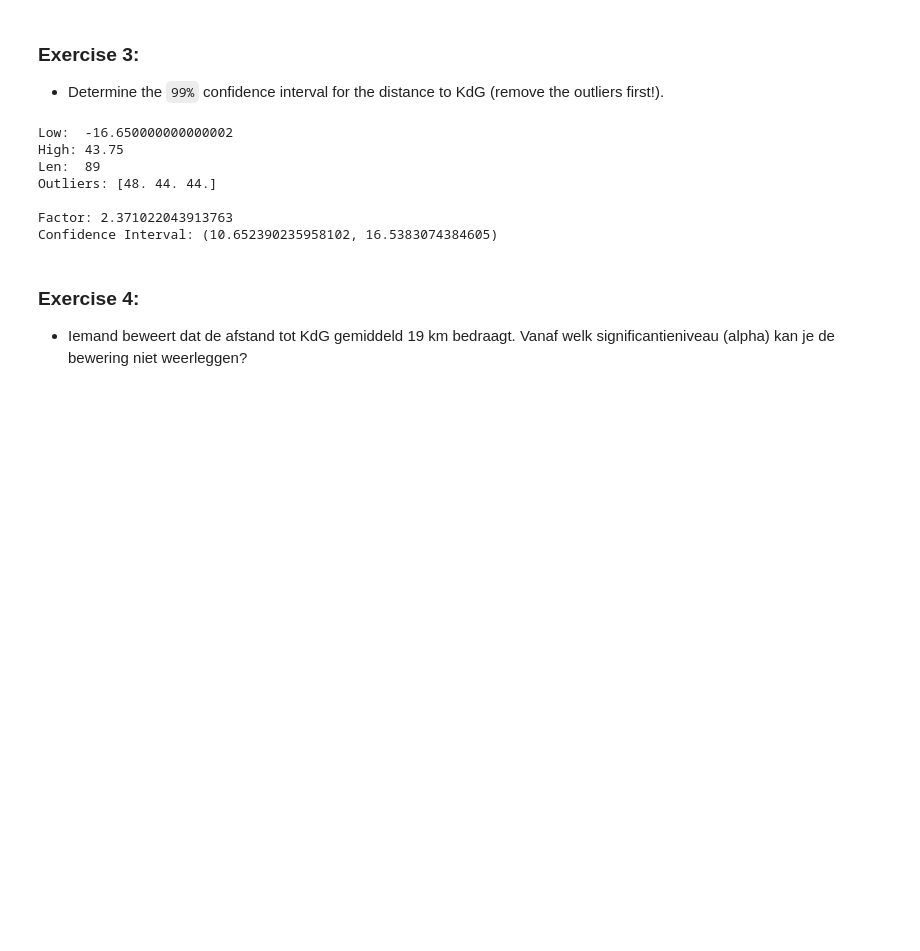
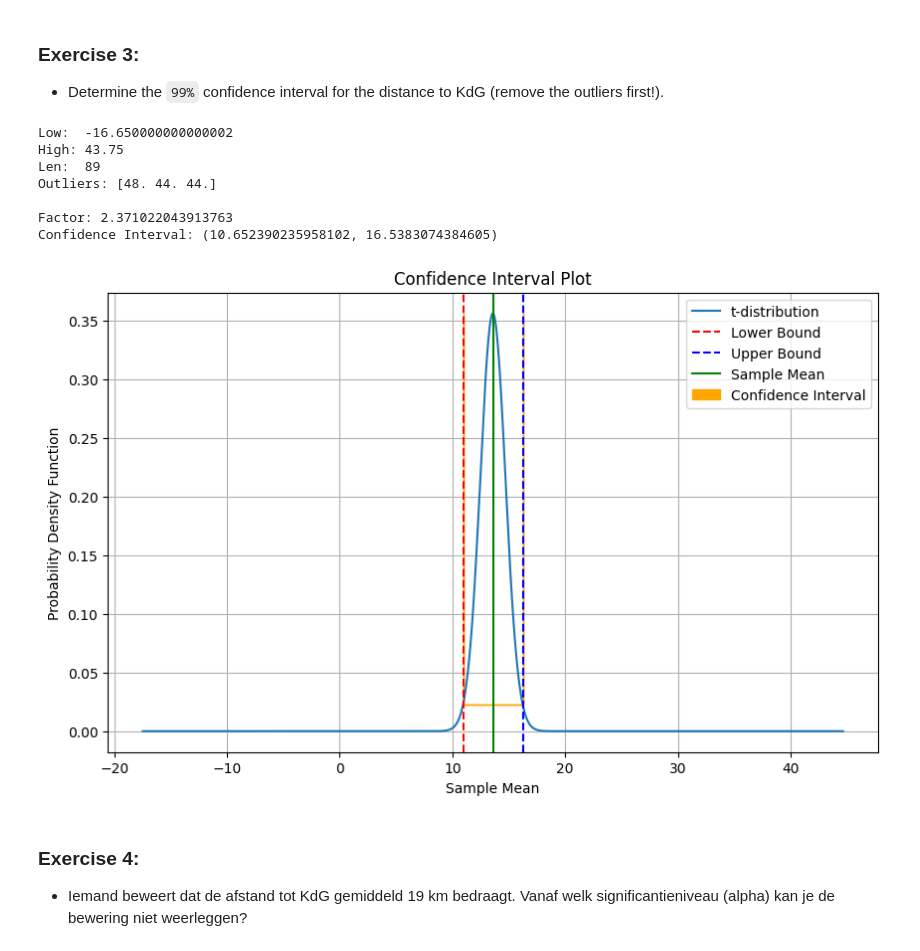
Before and after one commit to EliasDeHondt/DataScience2, a Jupyter notebook: W16P3/Exercises tests part 2.ipynb, the cells around one changed output. Saved outputs shown, nothing was run; the diff lists cells and outputs as text; code cells hidden in the pictures; blank space fills up the shorter version.

```diff
--- a/W16P3/Exercises tests part 2.ipynb
+++ b/W16P3/Exercises tests part 2.ipynb
@@ -10,6 +10,31 @@ import pandas as pd # Data manipulation
 import numpy as np # Numerical computing
 import matplotlib.pyplot as plt # Data visualization
 import math # Mathematical functions
+
+def plot_confidence_interval(population_size, sample_mean, sample_standard_deviation, degrees_freedom, plot_factor):
+    margin_of_error = plot_factor * sample_standard_deviation / np.sqrt(population_size)
+    lower_bound = sample_mean - margin_of_error
+    upper_bound = sample_mean + margin_of_error
+
+    # Plotting the confidence interval
+    plt.figure(figsize=(10, 6))
+    x_axis = np.linspace(sample_mean - 3 * sample_standard_deviation, sample_mean + 3 * sample_standard_deviation, 1000)
+    y_axis = student.pdf(x_axis, degrees_freedom, loc=sample_mean, scale=sample_standard_deviation / np.sqrt(population_size))
+
+    plt.plot(x_axis, y_axis, label='t-distribution')
+    plt.axvline(lower_bound, color='red', linestyle='--', label='Lower Bound')
+    plt.axvline(upper_bound, color='blue', linestyle='--', label='Upper Bound')
+    plt.axvline(sample_mean, color='green', linestyle='-', label='Sample Mean')
+
+    # Mark the confidence interval
+    plt.fill_betweenx(y_axis, lower_bound, upper_bound, where=(x_axis >= lower_bound) & (x_axis <= upper_bound), color='orange', label='Confidence Interval')
+
+    plt.title('Confidence Interval Plot')
+    plt.xlabel('Sample Mean')
+    plt.ylabel('Probability Density Function')
+    plt.legend()
+    plt.grid(True)
+    plt.show()
 # %% [markdown]
 ### Question 1:
 - Open the file entry `/gamerps.csv`. Scissors rock paper is a game where you make a choice between these three. However, is there a preference among our scout members regarding the selection test? The expected distribution is proportional. Check whether our count differs from the expected distribution.
@@ -214,6 +239,10 @@ Outliers: [48. 44. 44.]
 
 Factor: 2.371022043913763
 Confidence Interval: (10.652390235958102, 16.5383074384605)
+# %%
+plot_confidence_interval(n, x_bar, s, df, factor)
+# %% [output]
+[figure, added]
 # %% [markdown]
 ### Exercise 4:
 - Iemand beweert dat de afstand tot KdG gemiddeld 19 km bedraagt. Vanaf welk significantieniveau (alpha) kan je de bewering niet weerleggen?
```
Also changed, not shown: 1 other file.
